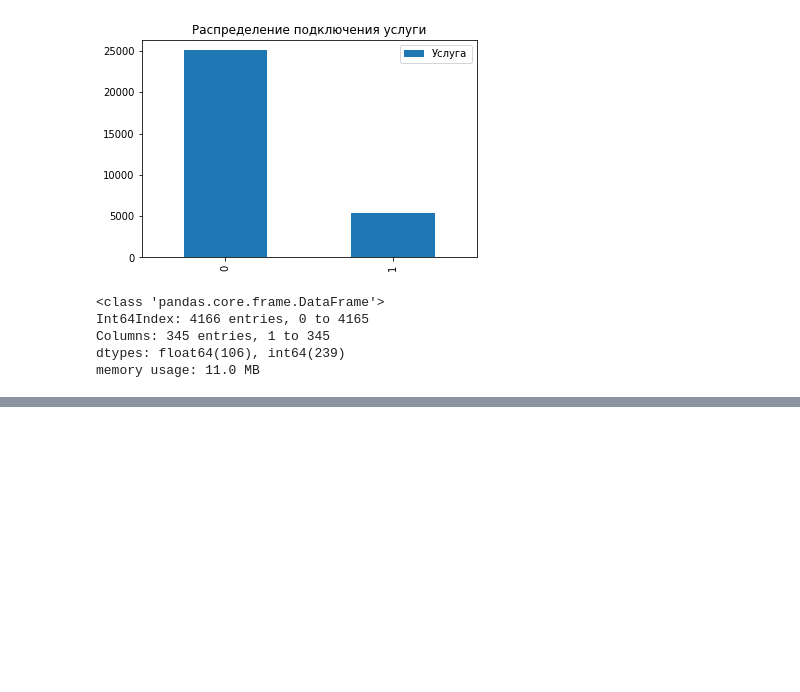
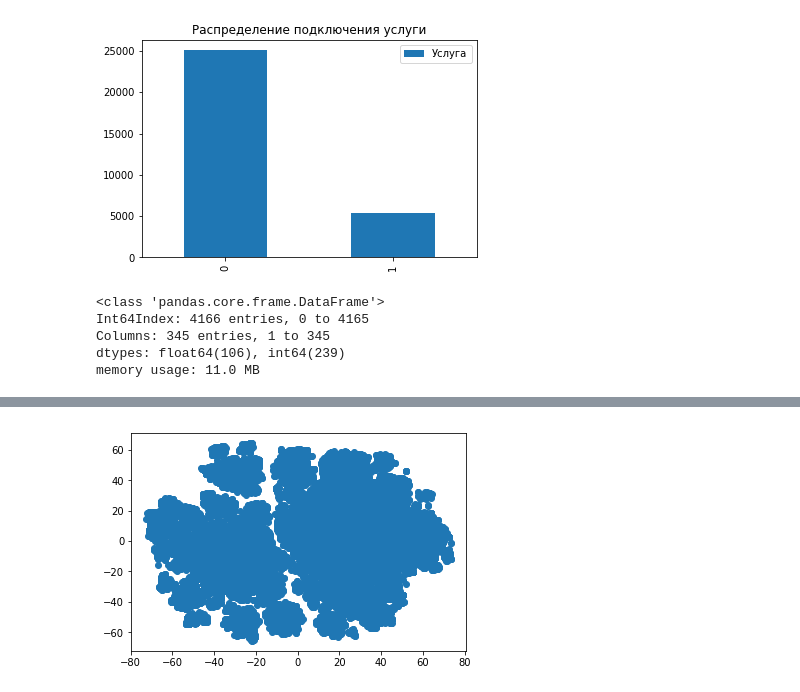
Before and after one commit to kanashov/Modulbank-AI-Hack-MSK, a Jupyter notebook: 1 Begin.ipynb, the cells around one changed output, grey strips where cells are left out. Cells and saved outputs as stored; diff of their text form; code cells hidden in the pictures; blank space fills up the shorter version.

```diff
--- a/1 Begin.ipynb
+++ b/1 Begin.ipynb
@@ -70,3 +78,7 @@ Int64Index: 4166 entries, 0 to 4165
 Columns: 345 entries, 1 to 345
 dtypes: float64(106), int64(239)
 memory usage: 11.0 MB
+# %%
+# Разбиение на трейн и таргет
+X_train = train.iloc[:,1:]
+y = train.iloc[:,0]
@@ -72,0 +90,4 @@ memory usage: 11.0 MB
+# %%
+%%time
+tsne = TSNE(random_state=17)
+tsne_representation = tsne.fit_transform(X_train)
@@ -72,0 +96,4 @@ memory usage: 11.0 MB
+# %%
+plt.scatter(tsne_representation[:, 0], tsne_representation[:, 1]);
+# %% [output]
+[figure, added]
```
Also changed, not shown: parts of 56 cells of this notebook.
